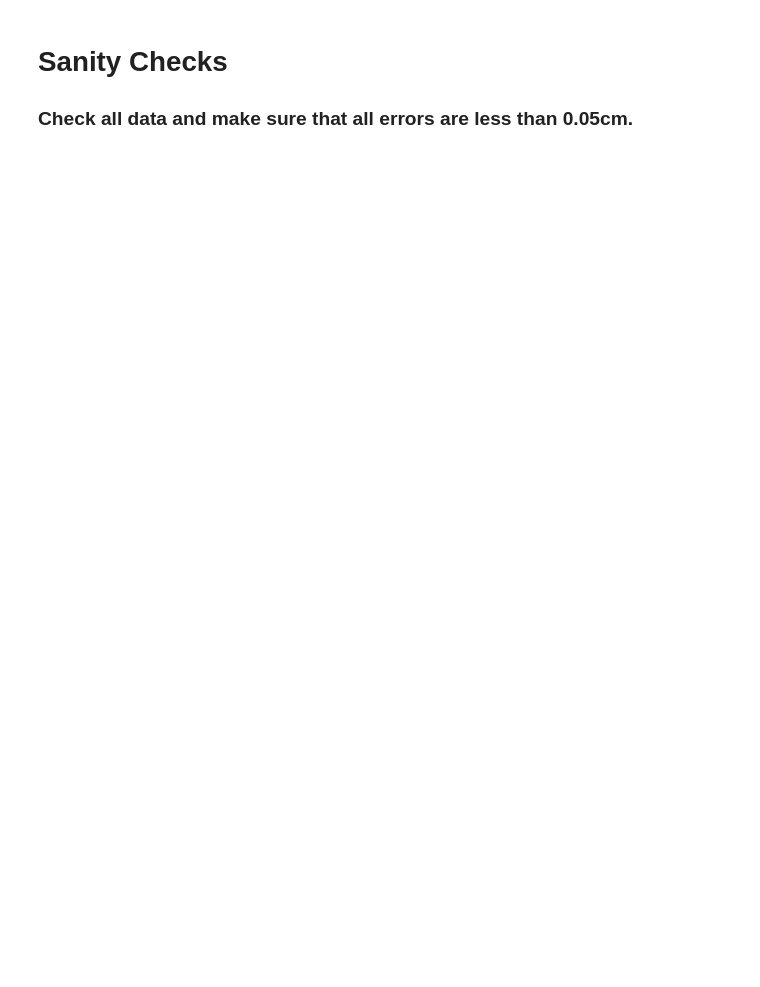
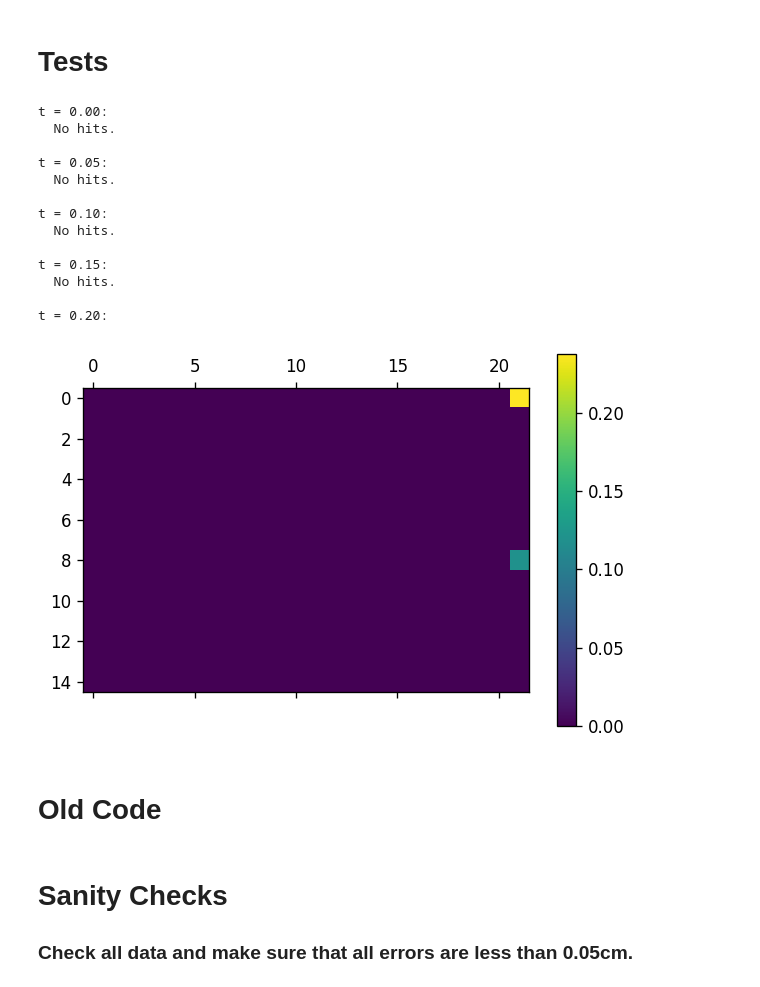
Before and after one commit to bleaktwig/gruid-translator, a Jupyter notebook: test.ipynb, the cells around one changed output. Drawn from its saved outputs; the diff is of its cells as text; code cells hidden in the pictures; blank space fills up the shorter version.

```diff
--- a/test.ipynb
+++ b/test.ipynb
@@ -29,18 +0,0 @@ DELTAY = (2.*STRIP_RADIUS + (STRIP_RADIUS * (1.732050808 + 1)) * (NROWS - 1))/2.
-# %%
-# Store metadata as strings (for now).
-def store_metadata(file):
-    metadata = {}
-
-    for i in range(2):
-        devnull = file.readline() # Ignore the first two lines.
-
-    while True:
-        x = file.tell() # Define a stopping point for later (a bit dirty but it's not too bad).
-        l = file.readline()
-        if l[3] != '>': break # From this point we begin reading events.
-        sl = l.split(' ')
-        if len(sl) == 7:
-            metadata[sl[5]] = sl[6][:-1]
-    devnull = file.seek(x)
-
-    return metadata
@@ -103,0 +259,2 @@ def store_event(file):
+# %% [markdown]
+# Tests
@@ -104,2 +269,43 @@ def store_event(file):
+# %%
+events = save_file(DATA)[1]
+
+hitsarr = []
+for event in events:
+    hits = extract_hits(event)
+    if hits[0]['E'] or hits[1]['E']: hitsarr.append(hits)
+
+hitsarr[0][1]['E'][0] = 0.23767
+hitsarr[0][1]['E'][1] = 0.12021
+# %%
+dt = 0.05
+dx = 0.05
+dy = 0.1
+
+tseries = generate_timeseries(hitsarr[0][1], dt, dx, dy)
+for ti in range(len(tseries)):
+    print("t = %4.2f:" % (ti*dt))
+    if tseries[ti] == None: print("  No hits.\n")
+    else:
+        plt.figure(num=1, figsize=(6, 4), dpi=120, facecolor='w', edgecolor='k')
+        plt.matshow(tseries[ti].todense(), fignum=1);
+        plt.colorbar()
+        plt.show()
+# %% [output]
+t = 0.00:
+  No hits.
+
+t = 0.05:
+  No hits.
+
+t = 0.10:
+  No hits.
+
+t = 0.15:
+  No hits.
+
+t = 0.20:
+[figure, added]
+# %% [markdown]
+# Old Code
 # %%
 # Create a dictionary with the events' hits.
```
Also changed, not shown: parts of 23 cells of this notebook.
